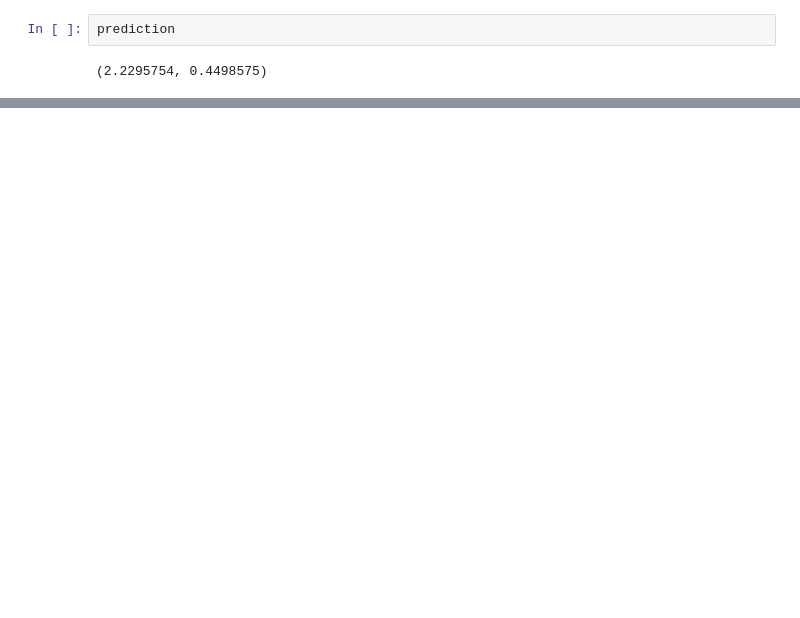
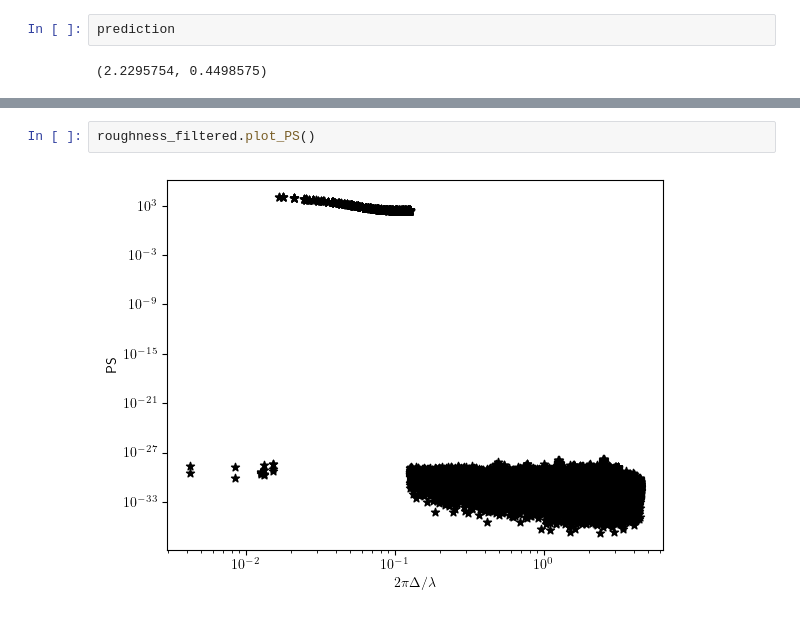
Before and after one commit to JiashengY/Active-learning-codes, a Jupyter notebook: 1_rgh_class/Class_Example.ipynb, the cells around one changed output, grey strips where cells are left out. Saved outputs shown, nothing was run; the diff lists cells and outputs as text; blank space fills up the shorter version.

```diff
--- a/1_rgh_class/Class_Example.ipynb
+++ b/1_rgh_class/Class_Example.ipynb
@@ -62,0 +65,4 @@ prediction
+# %%
+roughness_filtered.plot_PS()
+# %% [output]
+[figure, added]
```
Also changed, not shown: parts of 3 cells of this notebook, 2 other files.
